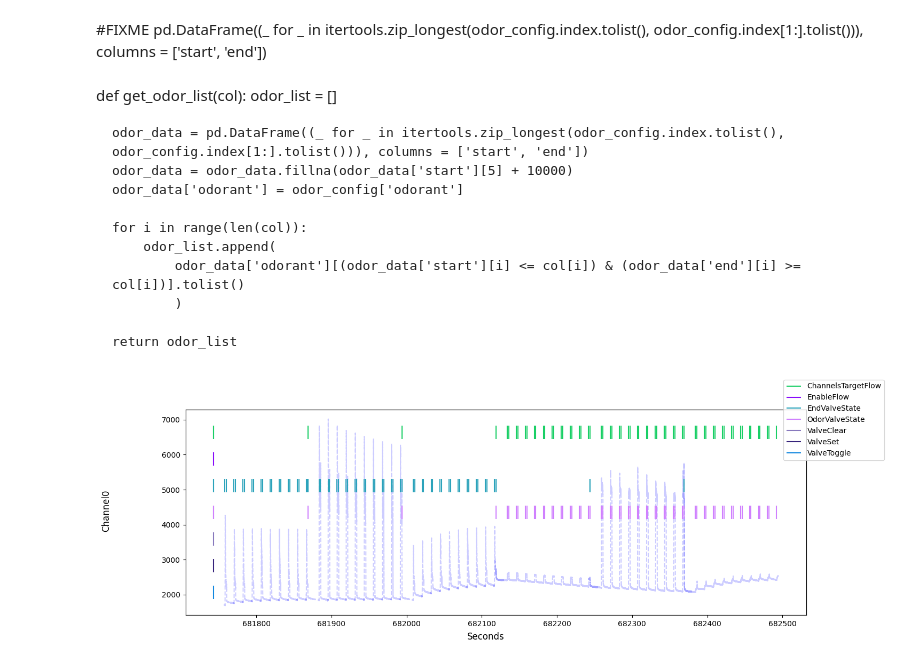
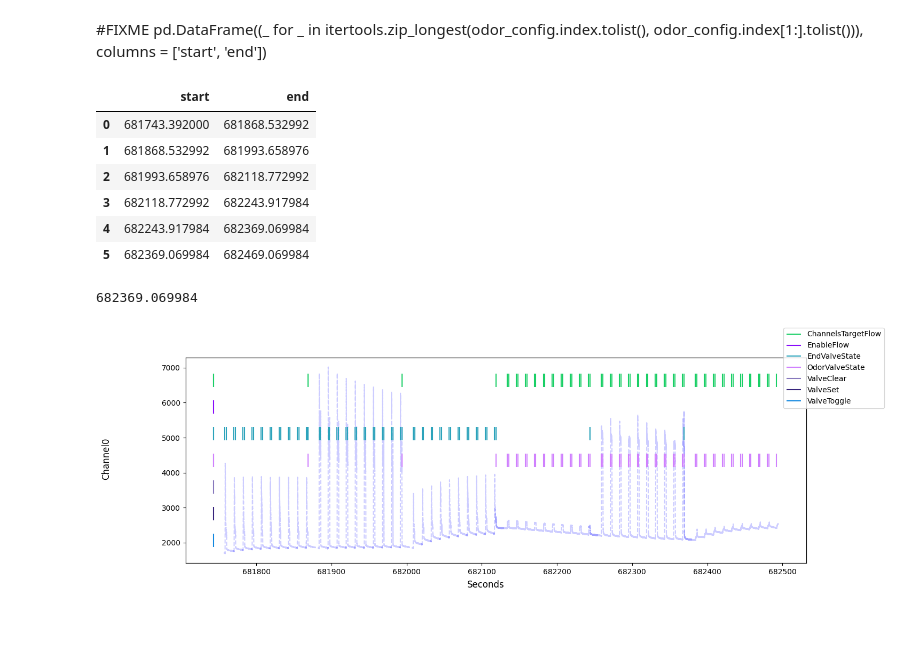
Before and after one commit to AllenNeuralDynamics/aind-behavior-rig-calibration, a Jupyter notebook: examples/olfacto_second_attempt.ipynb, the cells around one changed output. Drawn from its saved outputs; the diff is of its cells as text; code cells hidden in the pictures; blank space fills up the shorter version.

Commit message:
get_odor_list now works as intended

```diff
--- a/examples/olfacto_second_attempt.ipynb
+++ b/examples/olfacto_second_attempt.ipynb
@@ -193,17 +193,3 @@ valve_status['seconds'] = extract_trial('seconds')
 # %% [markdown]
 #FIXME
 pd.DataFrame((_ for _ in itertools.zip_longest(odor_config.index.tolist(), odor_config.index[1:].tolist())), columns = ['start', 'end'])
-# %% [markdown]
-def get_odor_list(col):
-    odor_list = []
-
-    odor_data = pd.DataFrame((_ for _ in itertools.zip_longest(odor_config.index.tolist(), odor_config.index[1:].tolist())), columns = ['start', 'end'])
-    odor_data = odor_data.fillna(odor_data['start'][5] + 10000)
-    odor_data['odorant'] = odor_config['odorant']
-
-    for i in range(len(col)):
-        odor_list.append(
-            odor_data['odorant'][(odor_data['start'][i] <= col[i]) & (odor_data['end'][i] >= col[i])].tolist()
-            )
-
-    return odor_list
@@ -227,0 +196,16 @@ def get_odor_list(col):
+# %%
+odo_pd = pd.DataFrame((_ for _ in itertools.zip_longest(odor_config.index.tolist(), odor_config.index[1:].tolist())), columns = ['start', 'end'])
+odo_pd = odo_pd.fillna(odo_pd.loc[5, 'start'] + 100)
+odo_pd
+# %% [output]
+|  | start | end |
+| 0 | 681743.392000 | 681868.532992 |
+| 1 | 681868.532992 | 681993.658976 |
+| 2 | 681993.658976 | 682118.772992 |
+| 3 | 682118.772992 | 682243.917984 |
+| 4 | 682243.917984 | 682369.069984 |
+| 5 | 682369.069984 | 682469.069984 |
+# %%
+odo_pd.loc[5, 'start']
+# %% [output]
+682369.069984
```
Also changed, not shown: parts of 3 cells of this notebook.
